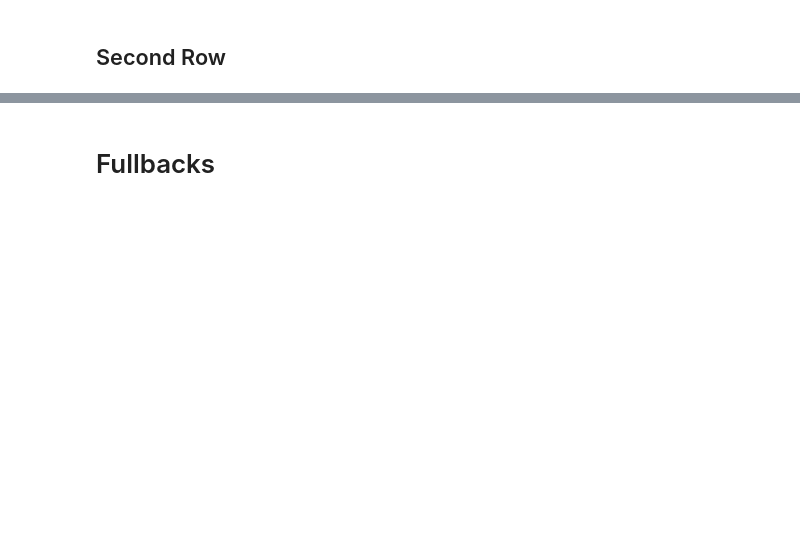
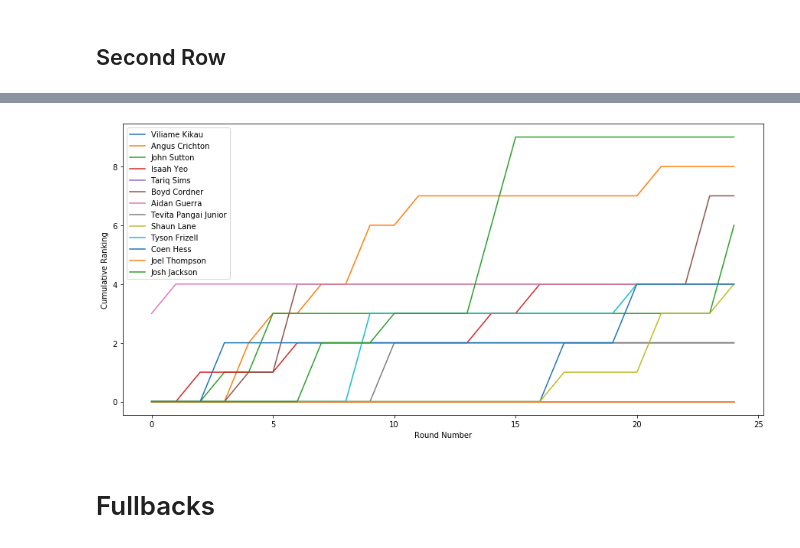
Before and after one commit to njpowers7915/NRL-match-data, a Jupyter notebook: NRL match analysis.ipynb, the cells around one changed output, grey strips where cells are left out. Saved outputs shown, nothing was run; the diff lists cells and outputs as text; code cells hidden in the pictures; blank space fills up the shorter version.

```diff
--- a/NRL match analysis.ipynb
+++ b/NRL match analysis.ipynb
@@ -503,17 +476,0 @@ See the caveats in the documentation: http://pandas.pydata.org/pandas-docs/stabl
-# %%
-rounds = matches_df['round']
-stats_by_round = player_stat_df.join(rounds, on='match_id', lsuffix='_player', rsuffix='_match').set_index('name')
-sr_stats = stats_by_round[stats_by_round['position_id'] == 8]
-sr_stats = sr_stats[['round','tries', 'total_run_metres', 'try_assists', 'steals', 'tackle_percentage', 'tackles_made', 'intercepts', 'penalties', 'errors']]
-
-top_performers_by_round = {}
-for i in range(1, 26):
-    round_df = sr_stats[sr_stats['round'] == i]
-    round_df['rating'] = ((round_df['tries'] * 5) + (round_df['total_run_metres'] / 10) +
-        (round_df['try_assists'] * 2.5) + round_df['steals'] + (round_df['tackle_percentage'].astype(float) * 10) +
-        (round_df['tackles_made'] * .5) + round_df['intercepts'] - (round_df['penalties'] * 2) - round_df['errors'])
-    round_df = round_df.sort_values('rating', ascending=0).head(3).reset_index()
-    round_df['round_score'] = [3, 2, 1]
-    top_performers_by_round[i] = round_df[['name', 'round_score']]
-
-top_performers_by_round
@@ -555,12 +479,16 @@ See the caveats in the documentation: http://pandas.pydata.org/pandas-docs/stabl
 # %%
+def sr_rating_formula(df):
+    return ((df['tries'] * 4) + (df['total_run_metres'] / 10) +
+        (df['try_assists'] * 2) + df['steals'] + (df['tackle_percentage'].astype(float) * 5) +
+        (df['tackles_made'] * .5) + df['intercepts'] - (df['penalties'] * 2) - df['errors'])
+
+top_srs = find_top_players(8, sr_rating_formula)
+
 weekly_tally = dict.fromkeys(sr_df.index.values)
-
-#weekly_tally --> player --> i
-
 for player in list(sr_df.index.values):
     weekly_tally[player] = {}
     for i in range(1, 26):
-        weekly_score_df = top_performers_by_round[i].set_index('name')
+        weekly_score_df = top_srs[i].set_index('name')
         if i == 1:
             if player in list(weekly_score_df.index.values):
                 #score = weekly_score_df[player]['round_score']
@@ -574,13 +502,13 @@ for player in list(sr_df.index.values):
                 weekly_tally[player][i] = weekly_tally[player][i - 1]
 
 weekly_tally
-#fig = plt.figure(figsize=(15, 7))
-#for player in list(weekly_tally.keys()):
-#    x = list(range(len(weekly_tally[player])))
-#    y = list(weekly_tally[player].values())
-#    plt.plot(x, y, label=player)
-#plt.legend(loc='upper left')
-#plt.xlabel("Round Number")
-#plt.ylabel("Cumulative Ranking")
-#plt.show()
+fig = plt.figure(figsize=(15, 7))
+for player in list(weekly_tally.keys()):
+    x = list(range(len(weekly_tally[player])))
+    y = list(weekly_tally[player].values())
+    plt.plot(x, y, label=player)
+plt.legend(loc='upper left')
+plt.xlabel("Round Number")
+plt.ylabel("Cumulative Ranking")
+plt.show()
 # %% [output]
@@ -604,3 +532,4 @@ weekly_tally
+[figure, added]
 # %% [markdown]
 # Fullbacks
 # %%
```
Also changed, not shown: parts of 15 cells of this notebook.
